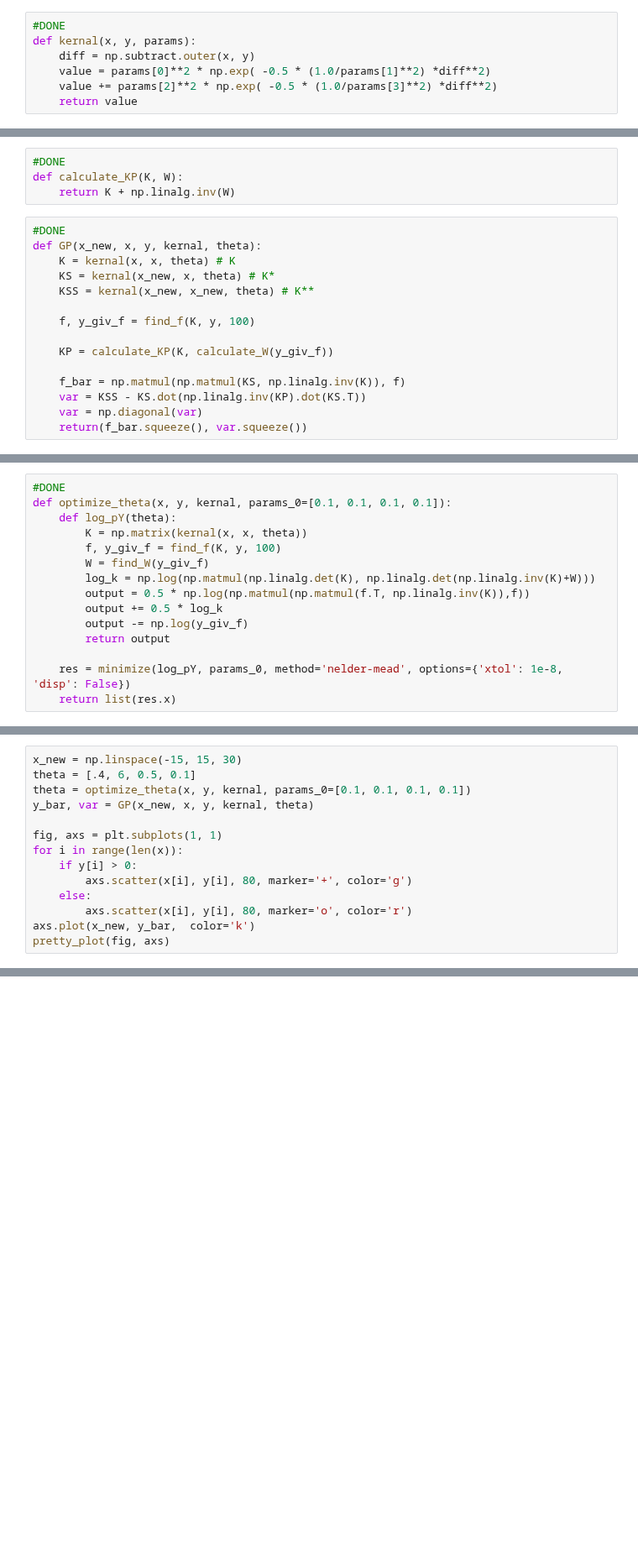
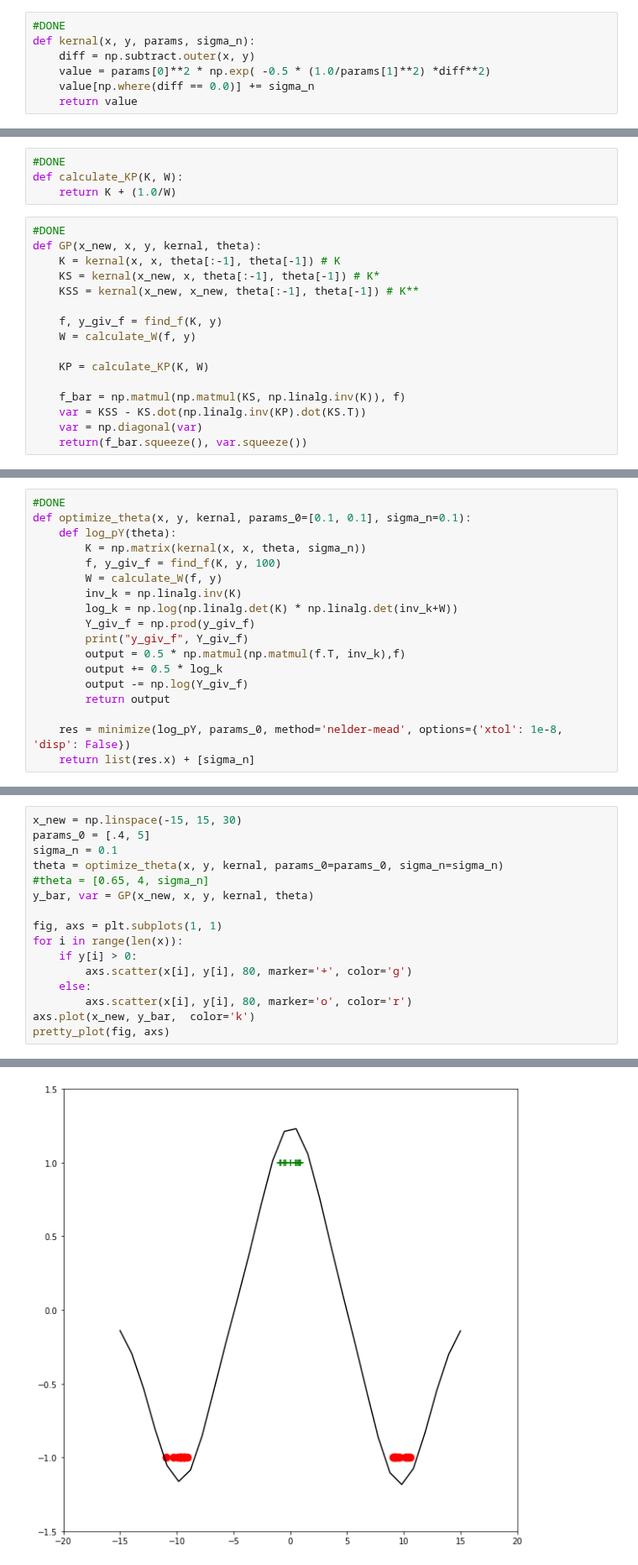
Before and after one commit to Keyrat06/Gaussian_Processes, a Jupyter notebook: Gaussian Classification.ipynb, the cells around one changed output, grey strips where cells are left out. Shown at 84% size. Cells and saved outputs as stored; diff of their text form; blank space fills up the shorter version.

```diff
--- a/Gaussian Classification.ipynb
+++ b/Gaussian Classification.ipynb
@@ -78,9 +81,9 @@ draw_sigmoid_examples()
 [figure]
 # %%
 #DONE
-def kernal(x, y, params):
+def kernal(x, y, params, sigma_n):
     diff = np.subtract.outer(x, y)
     value = params[0]**2 * np.exp( -0.5 * (1.0/params[1]**2) *diff**2)
-    value += params[2]**2 * np.exp( -0.5 * (1.0/params[3]**2) *diff**2)
+    value[np.where(diff == 0.0)] += sigma_n
     return value
 # %%
@@ -103,17 +120,18 @@ def calculate_W(y_giv_f):
 # %%
 #DONE
 def calculate_KP(K, W):
-    return K + np.linalg.inv(W)
+    return K + (1.0/W)
 # %%
 #DONE
 def GP(x_new, x, y, kernal, theta):
-    K = kernal(x, x, theta) # K
-    KS = kernal(x_new, x, theta) # K*
-    KSS = kernal(x_new, x_new, theta) # K**
+    K = kernal(x, x, theta[:-1], theta[-1]) # K
+    KS = kernal(x_new, x, theta[:-1], theta[-1]) # K*
+    KSS = kernal(x_new, x_new, theta[:-1], theta[-1]) # K**
 
-    f, y_giv_f = find_f(K, y, 100)
+    f, y_giv_f = find_f(K, y)
+    W = calculate_W(f, y)
 
-    KP = calculate_KP(K, calculate_W(y_giv_f))
+    KP = calculate_KP(K, W)
 
     f_bar = np.matmul(np.matmul(KS, np.linalg.inv(K)), f)
     var = KSS - KS.dot(np.linalg.inv(KP).dot(KS.T))
@@ -135,19 +153,22 @@ def get_low_and_high(y_bar, var):
     return y_low, y_high
 # %%
 #DONE
-def optimize_theta(x, y, kernal, params_0=[0.1, 0.1, 0.1, 0.1]):
+def optimize_theta(x, y, kernal, params_0=[0.1, 0.1], sigma_n=0.1):
     def log_pY(theta):
-        K = np.matrix(kernal(x, x, theta))
+        K = np.matrix(kernal(x, x, theta, sigma_n))
         f, y_giv_f = find_f(K, y, 100)
-        W = find_W(y_giv_f)
-        log_k = np.log(np.matmul(np.linalg.det(K), np.linalg.det(np.linalg.inv(K)+W)))
-        output = 0.5 * np.log(np.matmul(np.matmul(f.T, np.linalg.inv(K)),f))
+        W = calculate_W(f, y)
+        inv_k = np.linalg.inv(K)
+        log_k = np.log(np.linalg.det(K) * np.linalg.det(inv_k+W))
+        Y_giv_f = np.prod(y_giv_f)
+        print("y_giv_f", Y_giv_f)
+        output = 0.5 * np.matmul(np.matmul(f.T, inv_k),f)
         output += 0.5 * log_k
-        output -= np.log(y_giv_f)
+        output -= np.log(Y_giv_f)
         return output
 
     res = minimize(log_pY, params_0, method='nelder-mead', options={'xtol': 1e-8, 'disp': False})
-    return list(res.x)
+    return list(res.x) + [sigma_n]
 # %%
 #DONE
 x_1 = np.random.choice(np.linspace(-11, -9, 100), 10, replace=False)
@@ -171,7 +192,9 @@ show_plot()
 # %%
 x_new = np.linspace(-15, 15, 30)
-theta = [.4, 6, 0.5, 0.1]
-theta = optimize_theta(x, y, kernal, params_0=[0.1, 0.1, 0.1, 0.1])
+params_0 = [.4, 5]
+sigma_n = 0.1
+theta = optimize_theta(x, y, kernal, params_0=params_0, sigma_n=sigma_n)
+#theta = [0.65, 4, sigma_n]
 y_bar, var = GP(x_new, x, y, kernal, theta)
 
 fig, axs = plt.subplots(1, 1)
@@ -187,3 +226,4 @@ ValueError: setting an array element with a sequence.
+[figure, added]
 # %%
 x_new = np.linspace(-15, 15, 30)
 theta = [1, 0.5]
```
Also changed, not shown: parts of 6 cells of this notebook, 2 other files.
